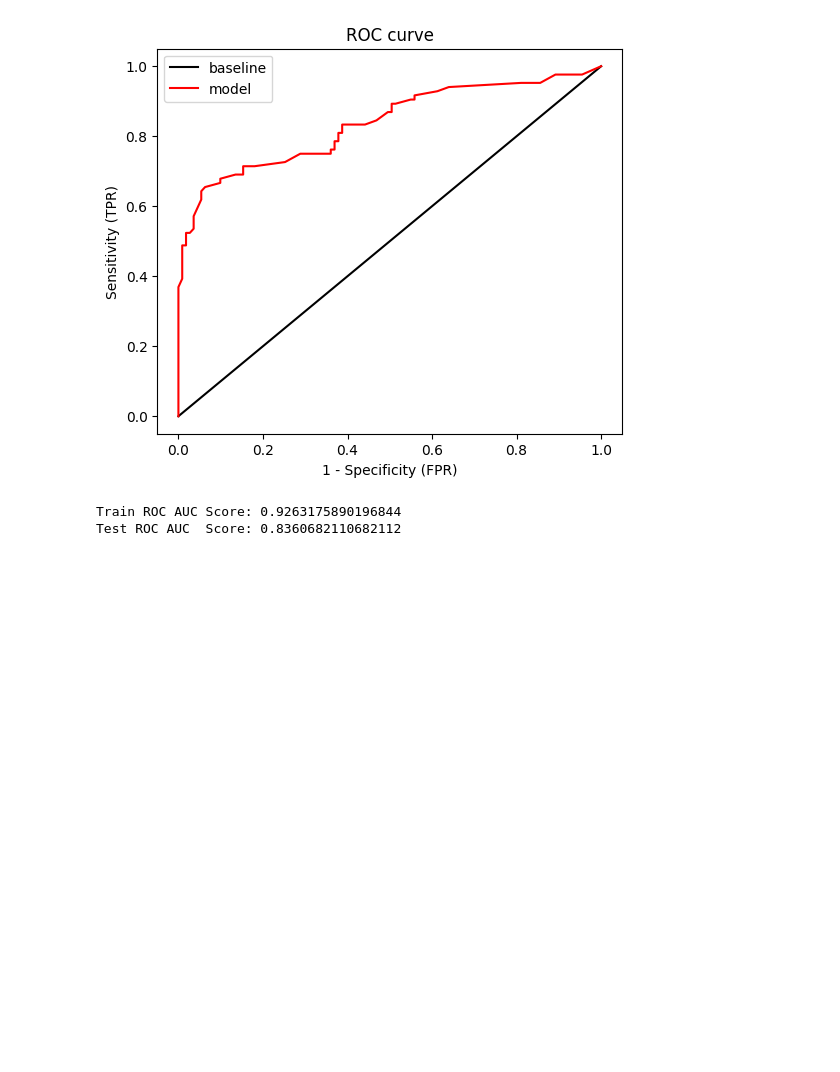
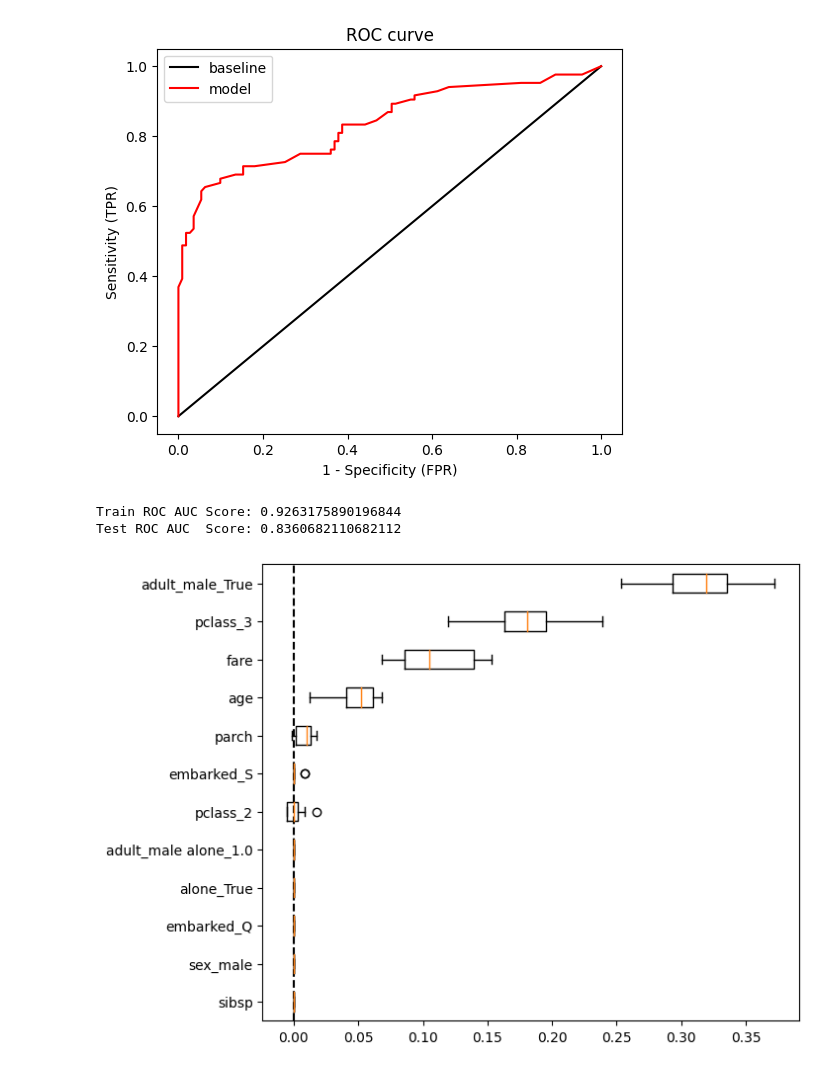
Before and after one commit to rudyvdbrink/Predictive_modeling_skeletonscripts, a Jupyter notebook: example_fit_nonlinear_model.ipynb, the cells around one changed output. Saved outputs shown, nothing was run; the diff lists cells and outputs as text; code cells hidden in the pictures; blank space fills up the shorter version.

```diff
--- a/example_fit_nonlinear_model.ipynb
+++ b/example_fit_nonlinear_model.ipynb
@@ -191,4 +192,4 @@ X_test  = feature_engineer(X_test,columns_to_interact,columns_to_dummycode)
 # %%
 #select features with filtering
 thresh = 0.95 #remove features that correlate above this threshold
-X_train, X_test = filter_features(X_train,X_test,thresh)
+X_train, X_test, discarded_features = filter_features(X_train,X_test,thresh)
@@ -306,3 +309,9 @@ print(f'Test ROC AUC  Score: {roc_auc_score(y_test,  y_prob_test[:,1])}')
 # %% [output]
 Train ROC AUC Score: 0.9263175890196844
 Test ROC AUC  Score: 0.8360682110682112
+# %%
+#compute and plot feature importance
+feature_importance = permutation_importance(Grid_search, X_test,y_test,n_repeats=10,random_state=1234)
+plot_permutation_importance(feature_importance,X_test.columns)
+# %% [output]
+[figure, added]
```
Also changed, not shown: parts of 2 cells of this notebook, 4 other files.
